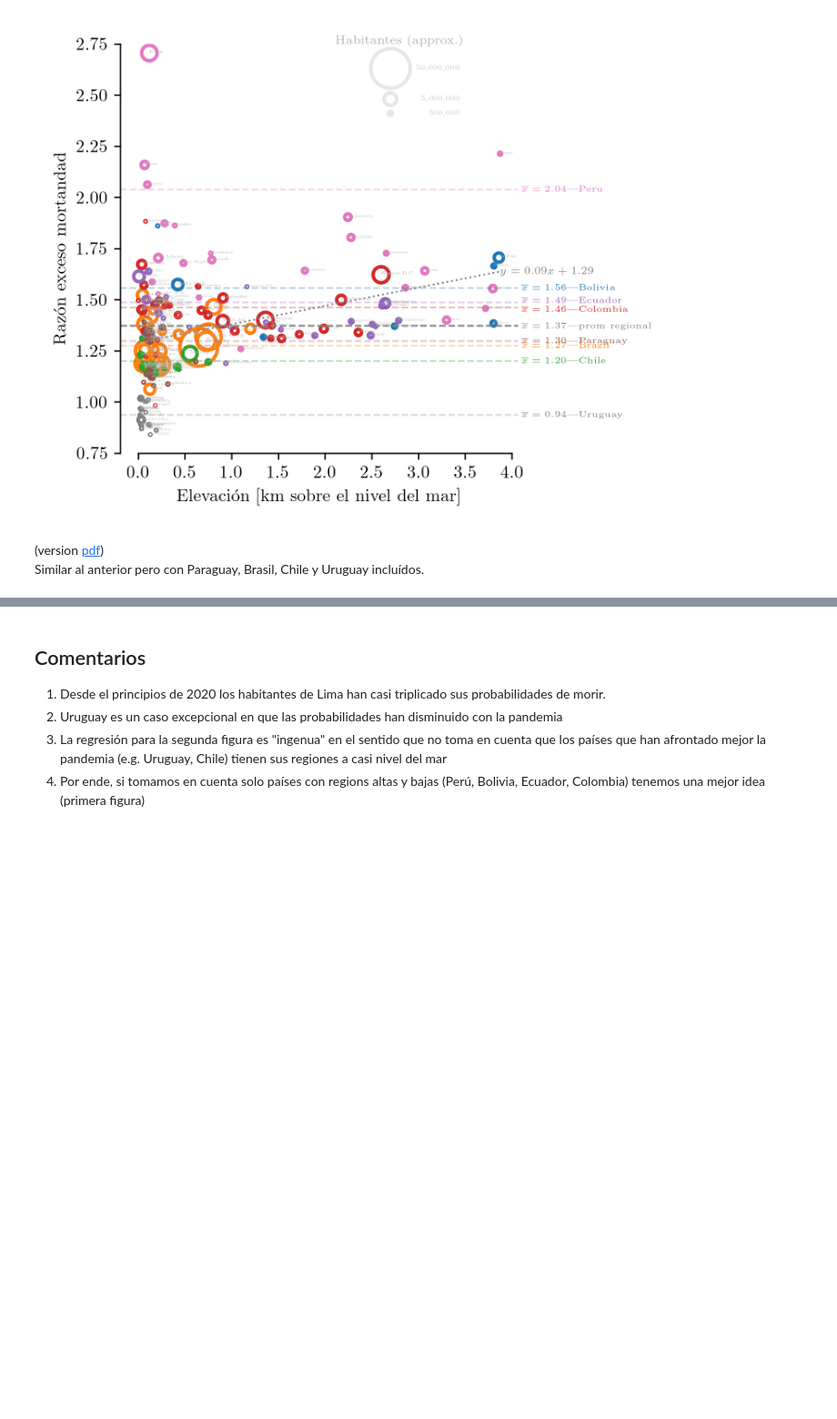
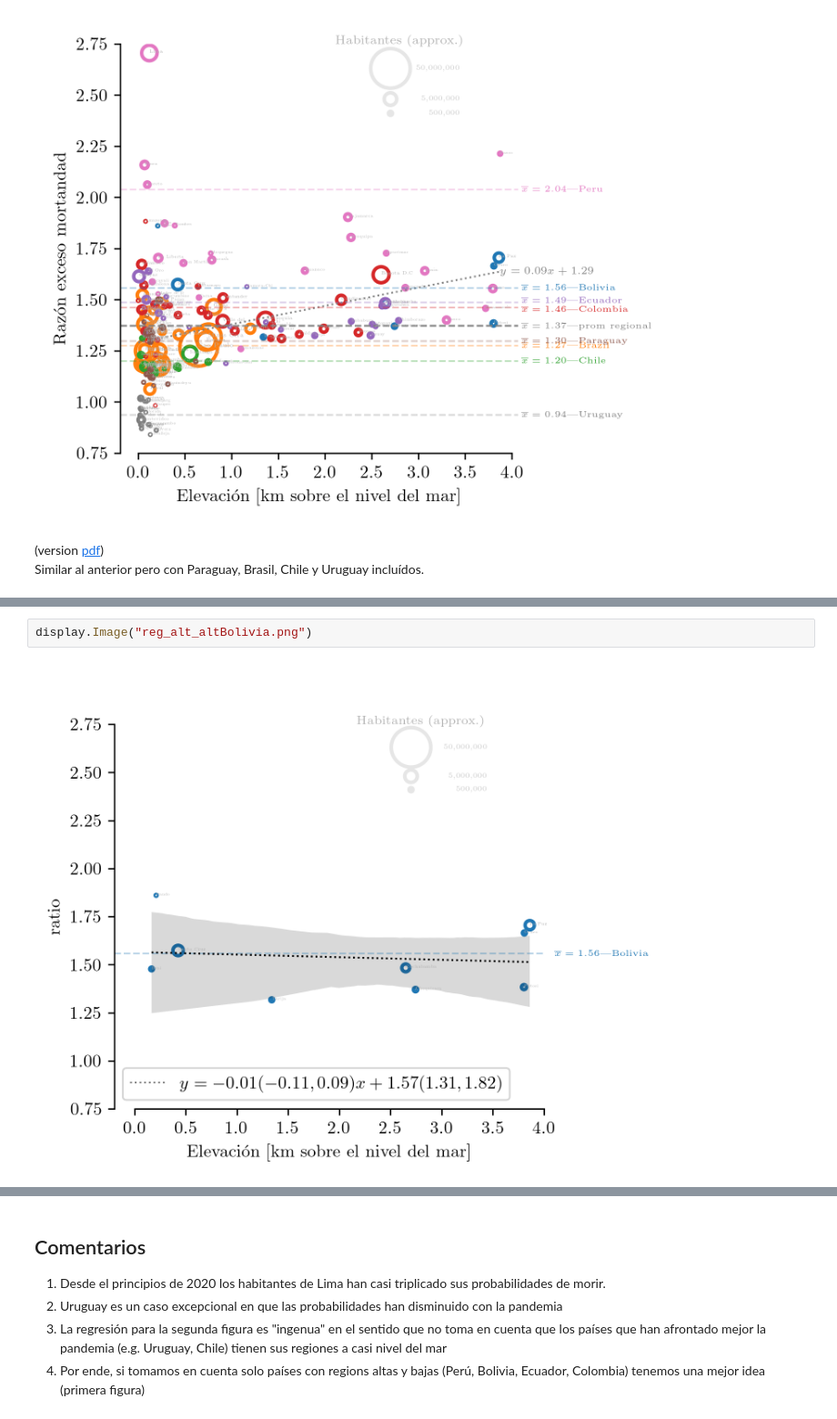
Before and after one commit to daliagachc/cov-alt, a Jupyter notebook: README.ipynb, the cells around one changed output, grey strips where cells are left out. Shown at 91% size. Saved outputs shown, nothing was run; the diff lists cells and outputs as text; blank space fills up the shorter version.

```diff
--- a/README.ipynb
+++ b/README.ipynb
@@ -28,0 +37,4 @@ Similar al anterior pero con Paraguay, Brasil, Chile y Uruguay incluídos.
+# %%
+display.Image("reg_alt_altBolivia.png")
+# %% [output]
+[figure, added]
```
Also changed, not shown: parts of 10 cells of this notebook, 22 other files.
